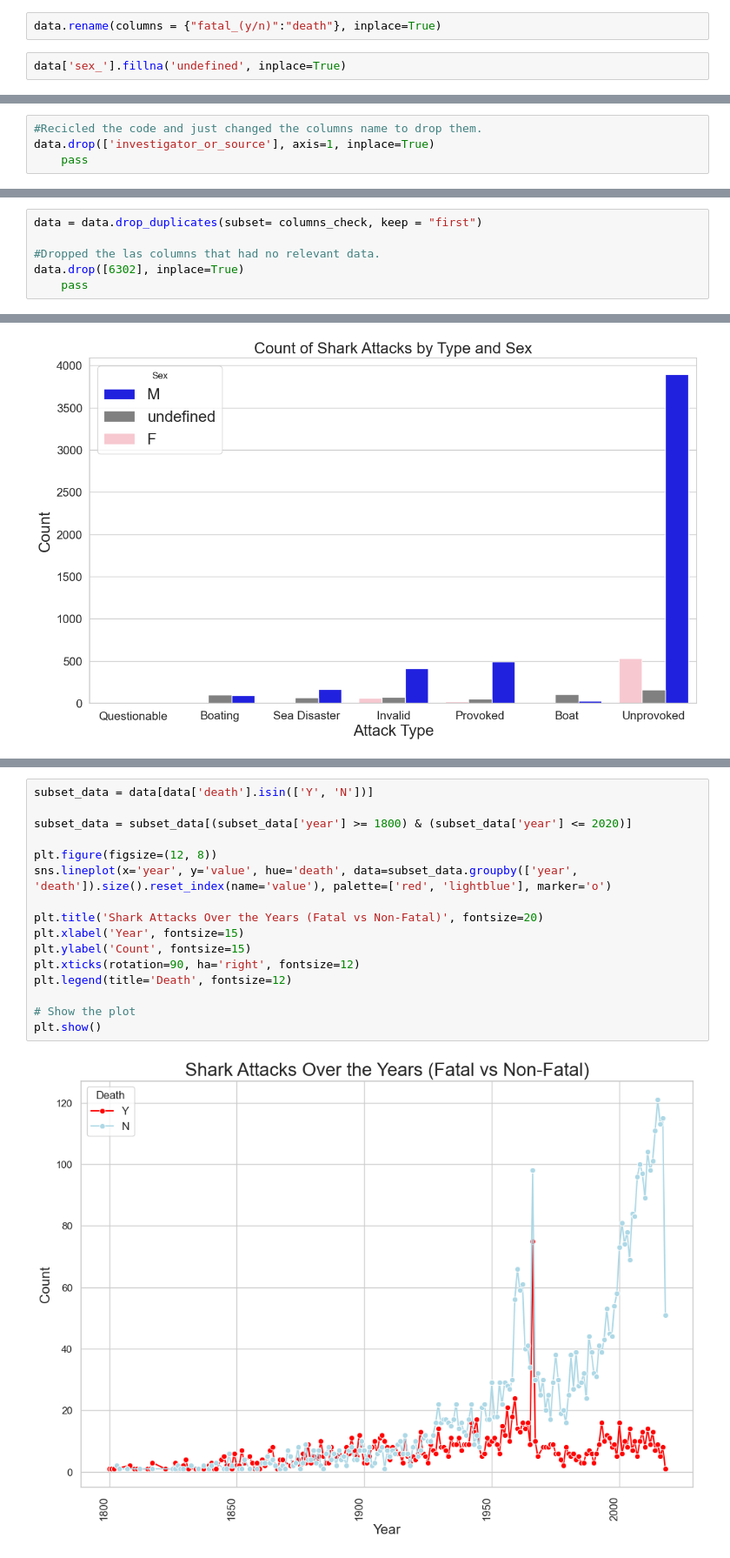
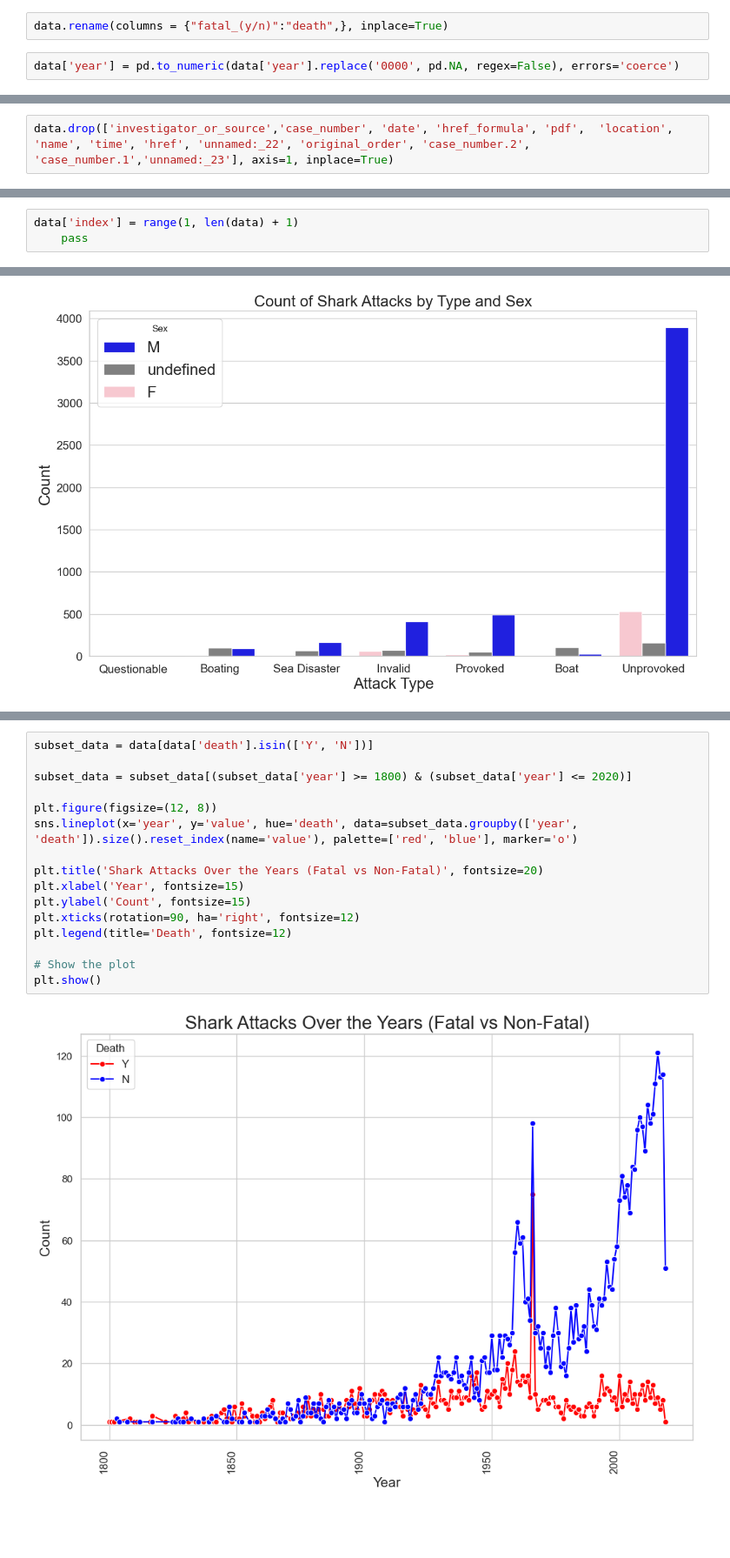
Before and after one commit to ToniDaCosta/Sharknado, a Jupyter notebook: Sharknado.ipynb, the cells around one changed output, grey strips where cells are left out. Shown: that part at 87% size. Cells and saved outputs as stored; diff of their text form; blank space fills up the shorter version.

```diff
--- a/Sharknado.ipynb
+++ b/Sharknado.ipynb
@@ -36,4 +40,4 @@ Index(['case_number', 'date', 'year', 'type', 'country', 'area', 'location',
 # %%
-data.rename(columns = {"fatal_(y/n)":"death"}, inplace=True)
+data.rename(columns = {"fatal_(y/n)":"death",}, inplace=True)
 # %%
-data['sex_'].fillna('undefined', inplace=True)
+data['year'] = pd.to_numeric(data['year'].replace('0000', pd.NA, regex=False), errors='coerce')
@@ -97,4 +93,2 @@ data.sample(20)
 # %%
-#Recicled the code and just changed the columns name to drop them.
-data.drop(['investigator_or_source'], axis=1, inplace=True)
-    pass
+data.drop(['investigator_or_source','case_number', 'date', 'href_formula', 'pdf',  'location', 'name', 'time', 'href', 'unnamed:_22', 'original_order', 'case_number.2', 'case_number.1','unnamed:_23'], axis=1, inplace=True)
@@ -113,7 +101,4 @@ Index(['year', 'type', 'country', 'area', 'activity', 'sex_', 'age', 'injury',
 # %%
-data = data.drop_duplicates(subset= columns_check, keep = "first")
-
-#Dropped the las columns that had no relevant data.
-data.drop([6302], inplace=True)
+data['index'] = range(1, len(data) + 1)
     pass
 # %% [output]
@@ -342,21 +286,21 @@ array(['Y', 'N'], dtype=object)
 # %%
 subset_data = data[data['death'].isin(['Y', 'N'])]
 
 subset_data = subset_data[(subset_data['year'] >= 1800) & (subset_data['year'] <= 2020)]
 
 plt.figure(figsize=(12, 8))
-sns.lineplot(x='year', y='value', hue='death', data=subset_data.groupby(['year', 'death']).size().reset_index(name='value'), palette=['red', 'lightblue'], marker='o')
+sns.lineplot(x='year', y='value', hue='death', data=subset_data.groupby(['year', 'death']).size().reset_index(name='value'), palette=['red', 'blue'], marker='o')
 
 plt.title('Shark Attacks Over the Years (Fatal vs Non-Fatal)', fontsize=20)
 plt.xlabel('Year', fontsize=15)
 plt.ylabel('Count', fontsize=15)
 plt.xticks(rotation=90, ha='right', fontsize=12)
 plt.legend(title='Death', fontsize=12)
 
 # Show the plot
 plt.show()
 # %% [output]
-[figure, old version]
+[figure, new version]
 # %%
 attacks_by_country = data['country'].value_counts().reset_index()
 attacks_by_country.columns = ['country', 'total_attacks']
```
Also changed, not shown: parts of 34 cells of this notebook.
